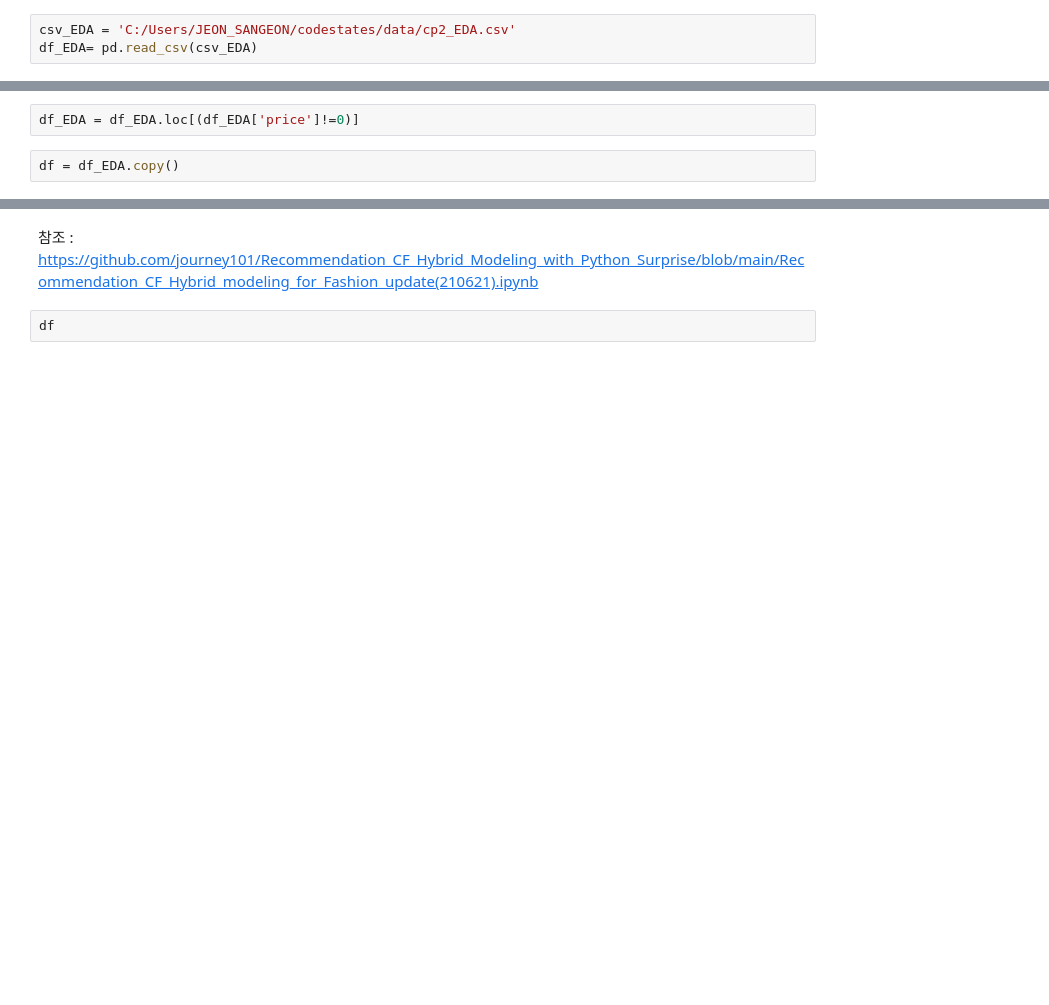
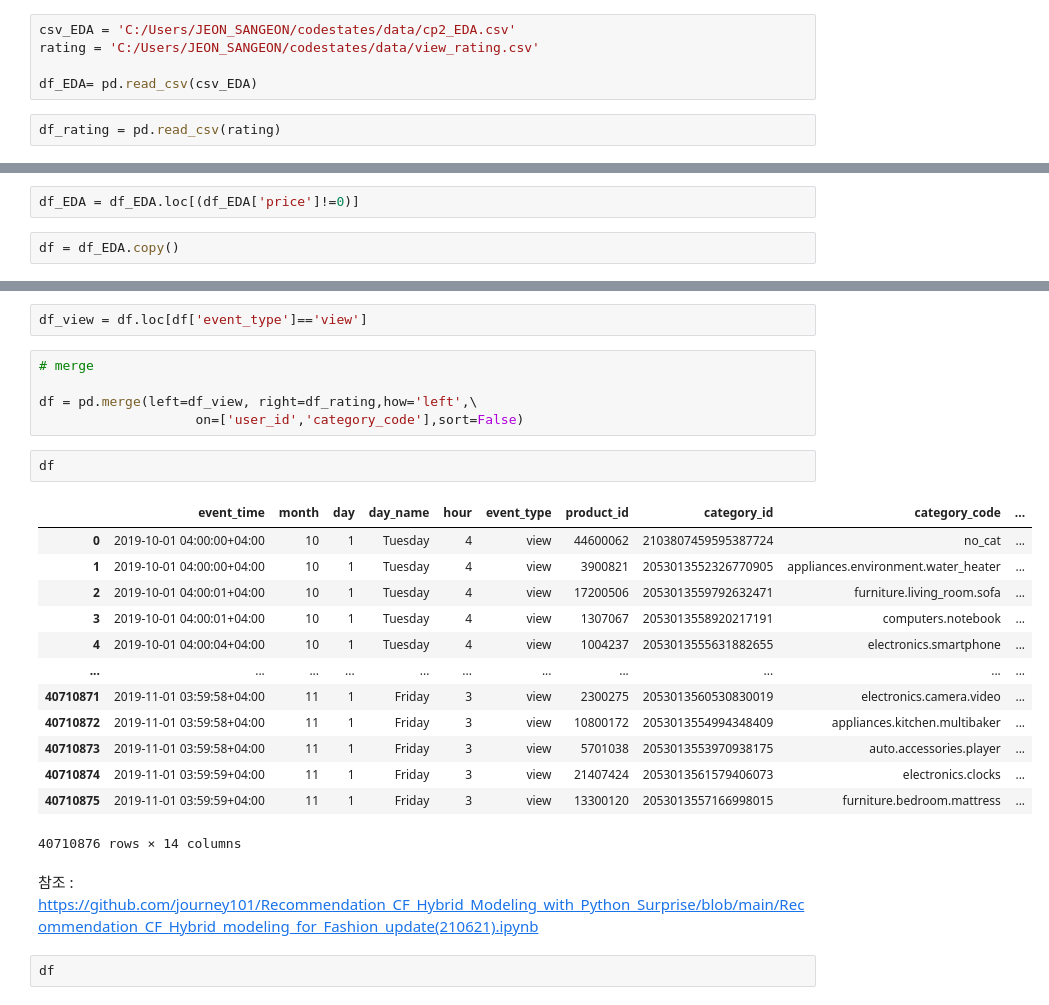
Before and after one commit to benidjor/ecommerce-behavior-data-analysis, a Jupyter notebook: esj_data/cp2_model.ipynb, the cells around one changed output, grey strips where cells are left out. Cells and saved outputs as stored; diff of their text form; blank space fills up the shorter version.

Commit message:
docs(ce-3) : 모델링 진행
- rating값을 유저 선호 카테고리를 수치화한 데이터로 진행함.
- 원본 데이터로 진행시 메모리부족으로 진행이 안되었음
- 모델링 진행은 하였으나 개인적으로 해석이나 왜 사용하였는지 여부는 학습이 필요함.

```diff
--- a/esj_data/cp2_model.ipynb
+++ b/esj_data/cp2_model.ipynb
@@ -18,7 +18,11 @@ warnings.filterwarnings("ignore")
 %config InlineBackend.figure_format='retina'
 # %%
 csv_EDA = 'C:/Users/JEON_SANGEON/codestates/data/cp2_EDA.csv'
+rating = 'C:/Users/JEON_SANGEON/codestates/data/view_rating.csv'
+
 df_EDA= pd.read_csv(csv_EDA)
+# %%
+df_rating = pd.read_csv(rating)
 # %%
 # csv 불러와서 날짜컬럼 재설정
 df_EDA['event_time'] = pd.to_datetime(df_EDA['event_time'], utc=True)
@@ -33,3 +55,26 @@ df = df_EDA.copy()
+# %%
+df_view = df.loc[df['event_type']=='view']
+# %%
+# merge
+
+df = pd.merge(left=df_view, right=df_rating,how='left',\
+                    on=['user_id','category_code'],sort=False)
+# %%
+df
+# %% [output]
+|  | event_time | month | day | day_name | hour | event_type | product_id | category_id | category_code | ... |
+| 0 | 2019-10-01 04:00:00+04:00 | 10 | 1 | Tuesday | 4 | view | 44600062 | 2103807459595387724 | no_cat | ... |
+| 1 | 2019-10-01 04:00:00+04:00 | 10 | 1 | Tuesday | 4 | view | 3900821 | 2053013552326770905 | appliances.environment.water_heater | ... |
+| 2 | 2019-10-01 04:00:01+04:00 | 10 | 1 | Tuesday | 4 | view | 17200506 | 2053013559792632471 | furniture.living_room.sofa | ... |
+| 3 | 2019-10-01 04:00:01+04:00 | 10 | 1 | Tuesday | 4 | view | 1307067 | 2053013558920217191 | computers.notebook | ... |
+| 4 | 2019-10-01 04:00:04+04:00 | 10 | 1 | Tuesday | 4 | view | 1004237 | 2053013555631882655 | electronics.smartphone | ... |
+| ... | ... | ... | ... | ... | ... | ... | ... | ... | ... | ... |
+| 40710871 | 2019-11-01 03:59:58+04:00 | 11 | 1 | Friday | 3 | view | 2300275 | 2053013560530830019 | electronics.camera.video | ... |
+| 40710872 | 2019-11-01 03:59:58+04:00 | 11 | 1 | Friday | 3 | view | 10800172 | 2053013554994348409 | appliances.kitchen.multibaker | ... |
+| 40710873 | 2019-11-01 03:59:58+04:00 | 11 | 1 | Friday | 3 | view | 5701038 | 2053013553970938175 | auto.accessories.player | ... |
+| 40710874 | 2019-11-01 03:59:59+04:00 | 11 | 1 | Friday | 3 | view | 21407424 | 2053013561579406073 | electronics.clocks | ... |
+| 40710875 | 2019-11-01 03:59:59+04:00 | 11 | 1 | Friday | 3 | view | 13300120 | 2053013557166998015 | furniture.bedroom.mattress | ... |
+40710876 rows × 14 columns
 # %% [markdown]
 참조 :
 https://github.com/journey101/Recommendation_CF_Hybrid_Modeling_with_Python_Surprise/blob/main/Recommendation_CF_Hybrid_modeling_for_Fashion_update(210621).ipynb
```
Also changed, not shown: parts of 24 cells of this notebook, 4 other files.
